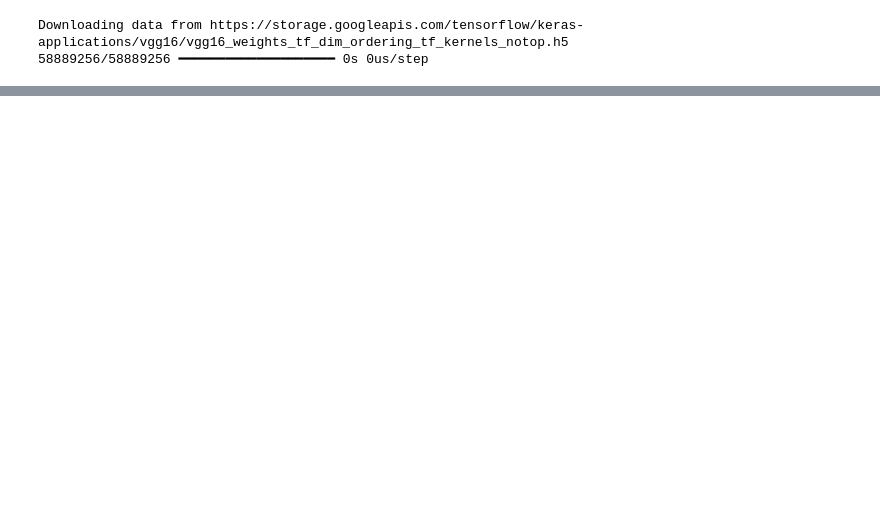
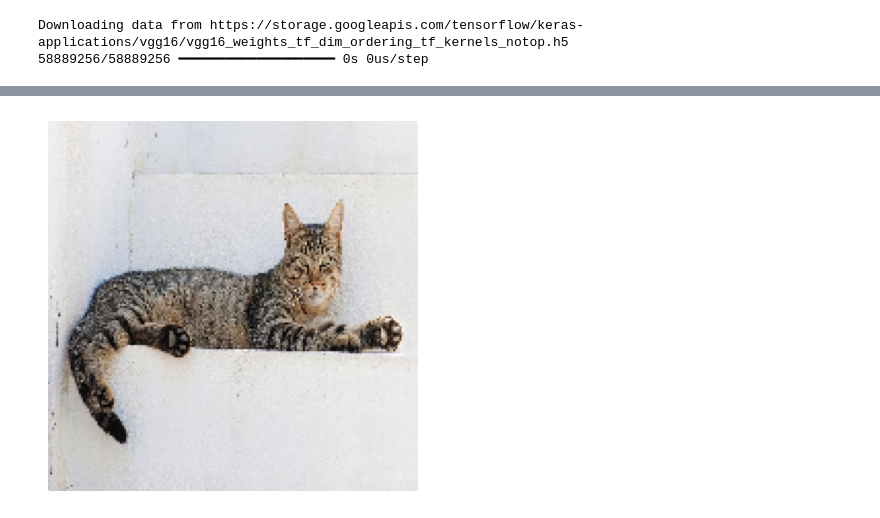
Before and after one commit to willhorgalcon/publicrep, a Jupyter notebook: cats and dogs.ipynb, the cells around one changed output, grey strips where cells are left out. Saved outputs shown, nothing was run; the diff lists cells and outputs as text; code cells hidden in the pictures; blank space fills up the shorter version.

```diff
--- a/cats and dogs.ipynb
+++ b/cats and dogs.ipynb
@@ -316,0 +318,5 @@ plt.show()
+# %%
+from tensorflow import keras
+model = keras.models.load_model(
+ "convnet_from_scratch_with_augmentation.keras")
+model.summary()
@@ -316,0 +346,18 @@ plt.show()
+# %%
+from tensorflow import keras
+import numpy as np
+img_path = "c.jpg"
+def get_img_array(img_path, target_size):
+  img = keras.utils.load_img(
+  img_path, target_size=target_size)
+  array = keras.utils.img_to_array(img)
+  array = np.expand_dims(array, axis=0)
+  return array
+img_tensor = get_img_array(img_path, target_size=(180, 180))
+# %%
+import matplotlib.pyplot as plt
+plt.axis("off")
+plt.imshow(img_tensor[0].astype("uint8"))
+plt.show()
+# %% [output]
+[figure, added]
```
Also changed, not shown: parts of 20 cells of this notebook.
